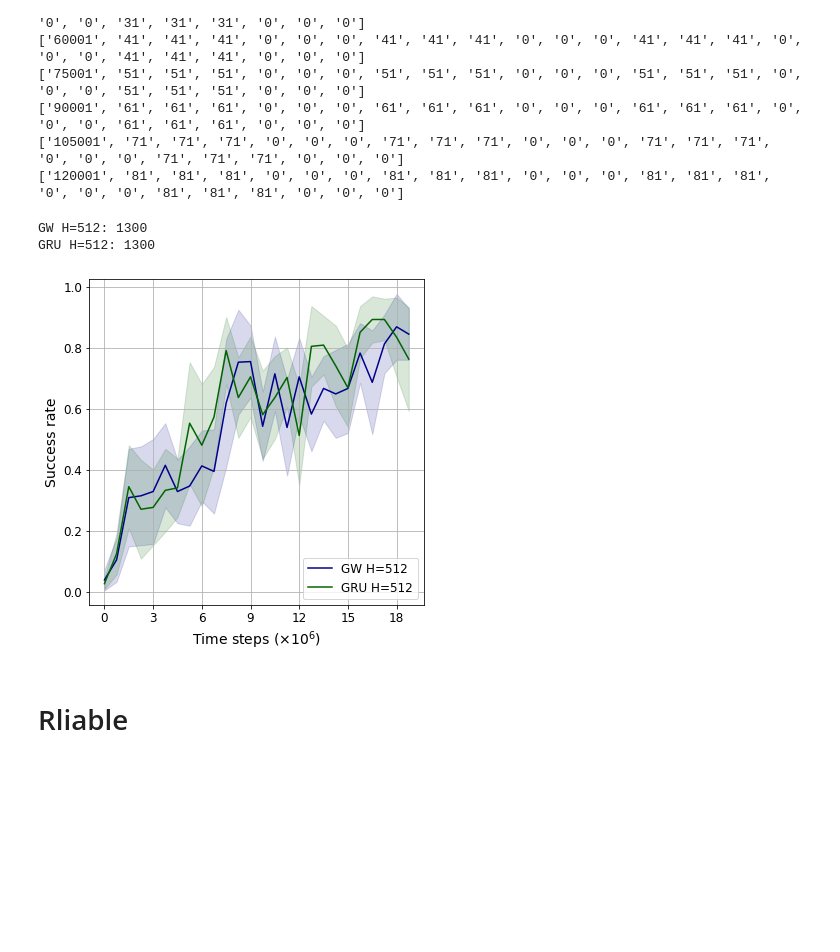
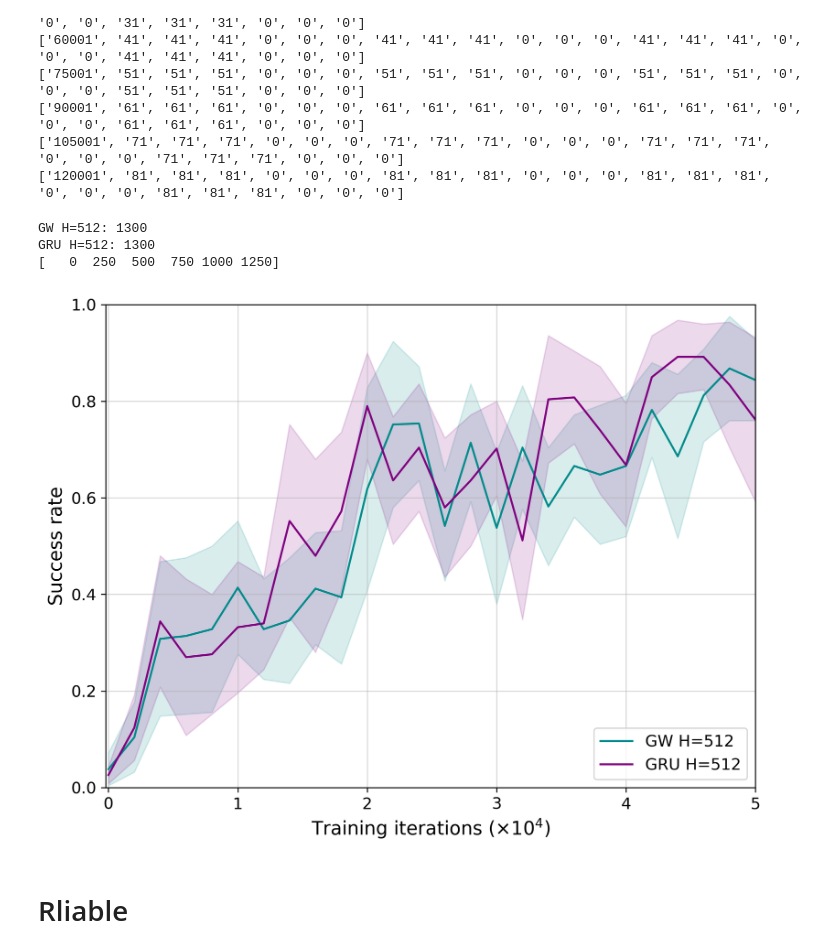
Before and after one commit to arayabrain/multimodal-global-workspace-agent, a Jupyter notebook: ppo/SAVI_v3_PerformancePlots.ipynb, the cells around one changed output. Drawn from its saved outputs; the diff is of its cells as text; code cells hidden in the pictures; blank space fills up the shorter version.

```diff
--- a/ppo/SAVI_v3_PerformancePlots.ipynb
+++ b/ppo/SAVI_v3_PerformancePlots.ipynb
@@ -61,21 +61,22 @@ for ridx, row in enumerate(train_success_metric_data[:10]):
 ['120001', '81', '81', '81', '0', '0', '0', '81', '81', '81', '0', '0', '0', '81', '81', '81', '0', '0', '0', '81', '81', '81', '0', '0', '0']
 # %%
 # Recover the global training step for the x axis
+mpl.rcParams.update(mpl.rcParamsDefault)
 MAX_STEP = 1301
 xs = [int(row[0]) for row in train_success_metric_data[1:MAX_STEP]]; len(xs)
 # Recover the success rate that was logged for each varaitns
-
-EXPNAME_TO_CSV_CIDX = {
-  # "GW H=64": 4,
-  # "GRU H=64": 10,
-  "GW H=512": 16,
-  "GRU H=512": 22
-}
 EXPNAME_TO_COLOR = {
   "GW H=64": "green",
   "GRU H=64": "blue",
-  "GW H=512": "darkblue",
-  "GRU H=512": "darkgreen",
+  "GW H=512": "darkcyan",
+  "GRU H=512": "purple",
+}
+
+EXPNAME_TO_CSV_CIDX = {
+  "GW H=512": 16,
+  "GRU H=512": 22,
+  # "GW H=64": 4,
+  # "GRU H=64": 10,
 }
 
 # Holdes the list of success rates for each global step for each experiment variant
@@ -102,43 +103,56 @@ SMTH = 50
 FONTSIZE=14
 
 plt.rc("font", size=12)
-fig, ax = plt.subplots(1, 1, figsize=(6, 6))
+fig, ax = plt.subplots(1, 1, figsize=(6 * 1.3, 6), dpi=300)
 for expname, exp_score_list in EXPNAME_SCORE_LIST.items():
   ax.plot(np.arange(0, len(xs), SMTH), exp_score_list.reshape(-1, SMTH).mean(axis=1).reshape(-1),
           c=EXPNAME_TO_COLOR[expname], label=expname)
   ax.fill_between(
     np.arange(0, len(xs), SMTH),
     EXPNAME_SCORE_MIN_LIST[expname].reshape(-1, SMTH).mean(axis=1).reshape(-1),
     EXPNAME_SCORE_MAX_LIST[expname].reshape(-1, SMTH).mean(axis=1).reshape(-1),
     alpha=0.15,
     color=EXPNAME_TO_COLOR[expname]
   )
 
 # Customize the x-axis ticks
 # tick_positions = np.linspace(0, 1300, num=10)  # Adjust the number of ticks as needed
-tick_positions = np.arange(0, 1300 + 1, 200)  # Adjust the step size as needed
-tick_labels = ['{:d}'.format(int(i *  20 / 1300)) for i in tick_positions]
+tick_positions = np.arange(0, 1300 + 1, 250)  # Adjust the step size as needed
+# tick_positions = np.append(tick_positions, 1290)
+print(tick_positions)
+# tick_labels = ['{:d}'.format(int(i *  2.5 / 1300)) for i in tick_positions]
 
 # Use scientific notation for x-axis labels
 # formatter = mpl.ticker.ScalarFormatter(useMathText=True)
 # ax.xaxis.set_major_formatter(formatter)
 # ax.xaxis.offsetText.set_visible(False)  # Hide the offset text (e.g., "+2e7")
 
+ax.set_xlim([-5, 1250])
+ax.set_ylim([-0, 1.0])
+
+# x_ticks = [0, ]
+# ax.set_xticks(x_ticks)
+
 ax.set_xticks(tick_positions)
-ax.set_xticklabels(tick_labels)
+x_tickslabels = [0, 1, 2, 3, 4, 5]
+ax.set_xticklabels(x_tickslabels)
 
-ax.set_ylabel("Success rate", fontsize=FONTr~SIZE)
-ax.set_xlabel("Time steps ($ \\times 10^6$)", fontsize=FONTSIZE)
+ax.set_ylabel("Success rate", fontsize=FONTSIZE)
+ax.set_xlabel("Training iterations ($ \\times 10^4$)", fontsize=FONTSIZE)
 ax.legend(loc="lower right")
 # ax.set_xlim(0, 1400)
-ax.grid(True)
+ax.grid(True, alpha=0.5, zorder=-10,)
+fig.tight_layout()
+# ax.xaxis.set_major_locator(mpl.ticker.MultipleLocator(base=500))
 
-# fig.savefig("GRU_GW_H_64_TrainingCurves.pdf")
-# fig.savefig("GRU_GW_H_512_TrainingCurves.pdf")
+# fig.savefig("GRU_GW_H_64_TrainingCurves.pdf", bbox_inches="tight")
+# fig.savefig("GRU_GW_H_512_TrainingCurves.pdf", bbox_inches="tight")
+# fig.savefig("GRU_GW_H_64_512_TrainingCurves.pdf", bbox_inches="tight")
 # %% [output]
 GW H=512: 1300
 GRU H=512: 1300
+[   0  250  500  750 1000 1250]
-[figure, old version]
+[figure, new version]
 # %% [markdown]
 # Rliable
 # %%
```
Also changed, not shown: parts of 2 cells of this notebook.
